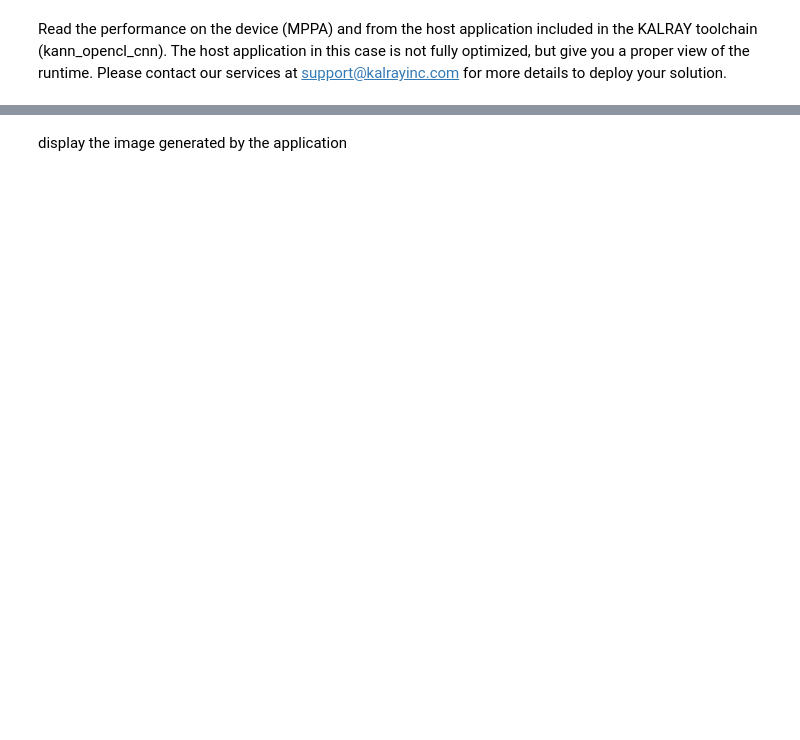
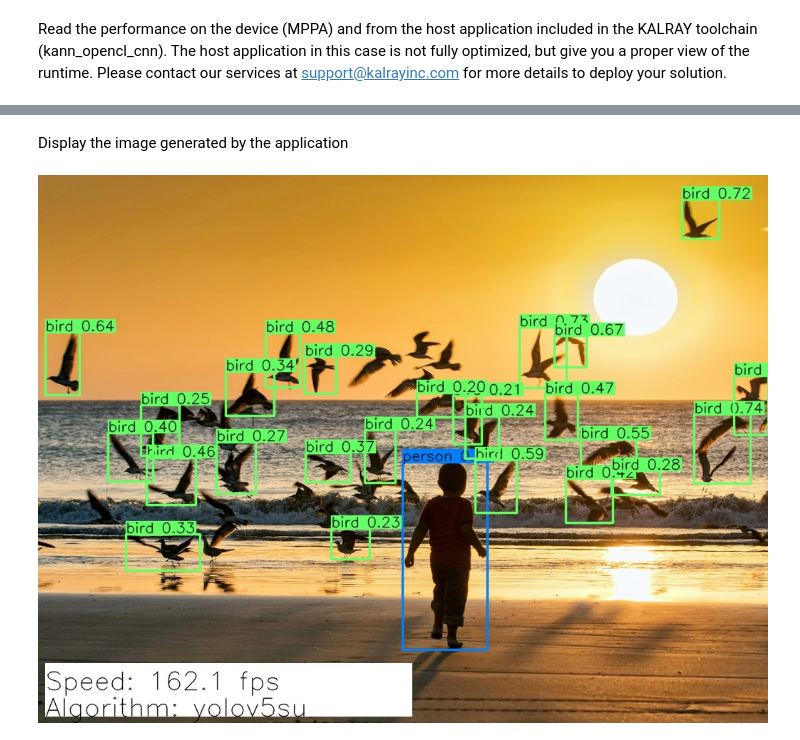
Before and after one commit to kalray/kann-model-zoo, a Jupyter notebook: notebooks/quick_start.ipynb, the cells around one changed output, grey strips where cells are left out. Drawn from its saved outputs; the diff is of its cells as text; code cells hidden in the pictures; blank space fills up the shorter version.

```diff
--- a/notebooks/quick_start.ipynb
+++ b/notebooks/quick_start.ipynb
@@ -40,6 +132,8 @@ NB: source can be an image, a set of image, a video or a webcam (use 0 if a devi
 # %% [markdown]
-display the image generated by the application
+Display the image generated by the application
 # %%
 from IPython.display import display
 from PIL import Image
-display(Image.open("cat.jpg"))
+display(Image.open("birds.jpg"))
+# %% [output]
+[figure, added]
```
Also changed, not shown: parts of 6 cells of this notebook, 1 other file.
